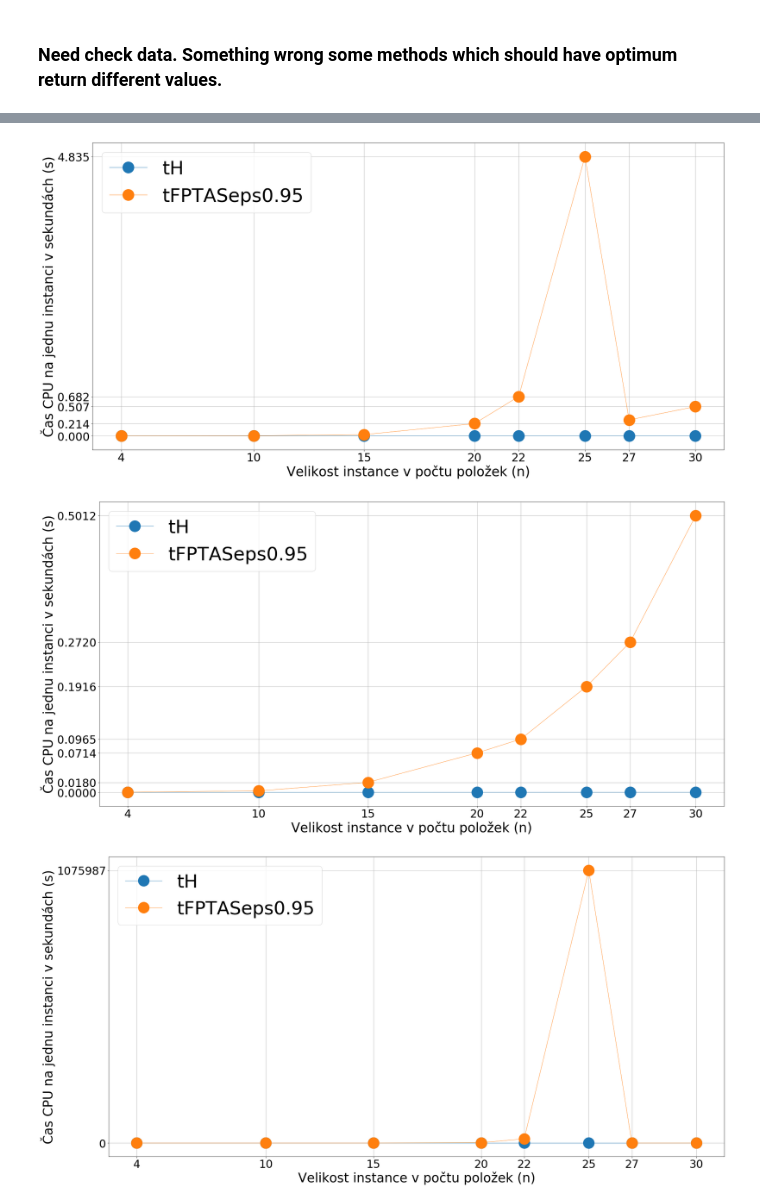
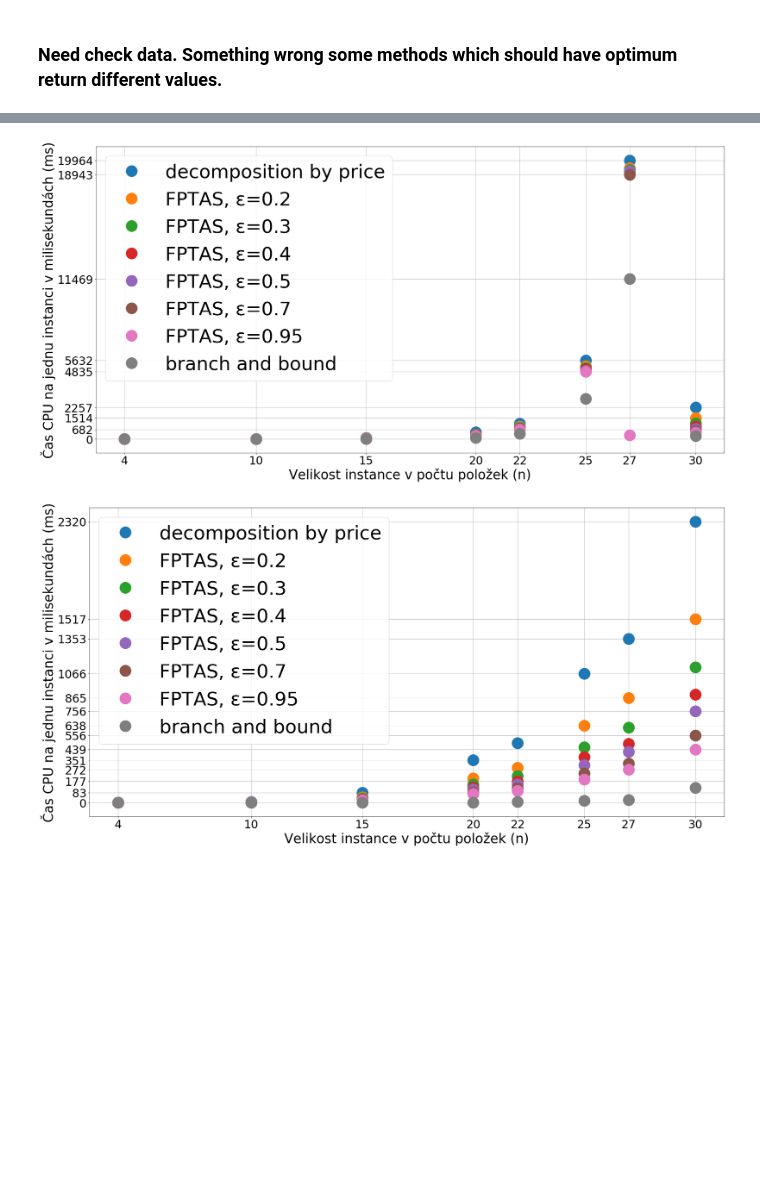
Before and after one commit to martilad/MI-PAA2018, a Jupyter notebook: task2/graphMake.ipynb, the cells around one changed output, grey strips where cells are left out. Cells and saved outputs as stored; diff of their text form; code cells hidden in the pictures; blank space fills up the shorter version.

Commit message:
Create plots.

```diff
--- a/task2/graphMake.ipynb
+++ b/task2/graphMake.ipynb
@@ -25,12 +25,16 @@ errorMax = RAW_DATA.groupby(['n']).max()[errB]
 # %% [output]
 ### Need check data. Something wrong some methods which should have optimum return different values.
 # %%
-def do_plot(sizeX, sizeY, index, data, xLabel, yLabel, legend, file, yTicks = 30, dataDiv = 1):
+def do_plot(sizeX, sizeY, index, data, xLabel, yLabel, legend, file, yTicks = 30, dataDiv = 1, log = False):
     data = data / dataDiv
     fig, ax = plt.subplots(figsize=(sizeX,sizeY))
-    ax.plot(index, data ,  marker='.',linewidth=0.8,  markersize=60)
-    ax.ticklabel_format(useOffset=False, style='plain')
-    ax.set_xticks(index)
+    if log:
+        ax.set_yscale('log', basey=2)
+    if index is None:
+        ax.plot(data ,  marker='.',linewidth=0.0,  markersize=60)
+    else:
+        ax.plot(index, data ,  marker='.',linewidth=0.0,  markersize=60)
+        ax.set_xticks(index)
     yTick = []
     last = None
     tick = data.values.reshape((data.values.size))
@@ -108,13 +113,20 @@ do_plot(30, 15, timeMean.index, timeMedian[['tH','tBB','tDC', 'tFPTASeps0.9','tF
 # %%
-do_plot(30, 15, timeMean.index, timeMean[['tH','tFPTASeps0.95' ]],
+do_plot(30, 15, timeMean.index, timeMean[['tDC',
+                                          'tFPTASeps0.2','tFPTASeps0.3',
+                                        'tFPTASeps0.4','tFPTASeps0.5','tFPTASeps0.7','tFPTASeps0.95', 'tBB']],
         "Velikost instance v počtu položek (n)",
-        "Čas CPU na jednu instanci v sekundách (s)",
-        [], "test.pdf", 30, 1000)
-do_plot(30, 15, timeMean.index, timeMedian[['tH','tFPTASeps0.95' ]],
+        "Čas CPU na jednu instanci v milisekundách (ms)",
+        ['decomposition by price', 'FPTAS, ε=0.2','FPTAS, ε=0.3','FPTAS, ε=0.4',
+         'FPTAS, ε=0.5','FPTAS, ε=0.7','FPTAS, ε=0.95','branch and bound'],
+        "FPTASavg.pdf", 30, 1)
+do_plot(30, 15, timeMean.index, timeMedian[['tDC',
+                                          'tFPTASeps0.2','tFPTASeps0.3',
+                                        'tFPTASeps0.4','tFPTASeps0.5','tFPTASeps0.7','tFPTASeps0.95', 'tBB']],
         "Velikost instance v počtu položek (n)",
-        "Čas CPU na jednu instanci v sekundách (s)",
-        [], "test.pdf", 30, 1000)
+        "Čas CPU na jednu instanci v milisekundách (ms)",
+        ['decomposition by price', 'FPTAS, ε=0.2','FPTAS, ε=0.3','FPTAS, ε=0.4',
+         'FPTAS, ε=0.5','FPTAS, ε=0.7','FPTAS, ε=0.95','branch and bound'],
+        "FPTAS50.pdf", 30, 1)
 # %% [output]
-[figure, old version]
+[figure, new version]
-[figure, old version]
+[figure, new version]
-[figure, removed]
```
Also changed, not shown: parts of 19 cells of this notebook, 25 other files.
